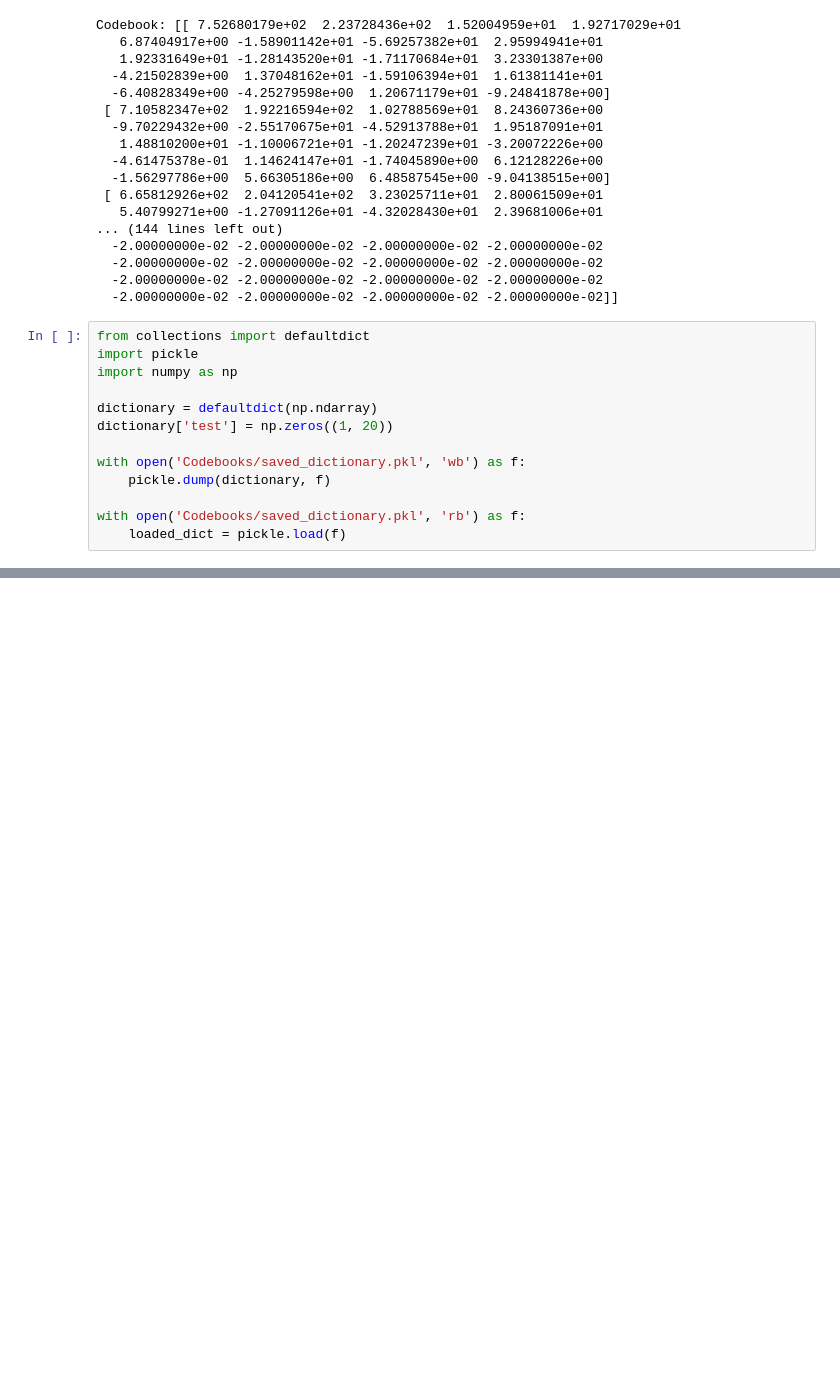
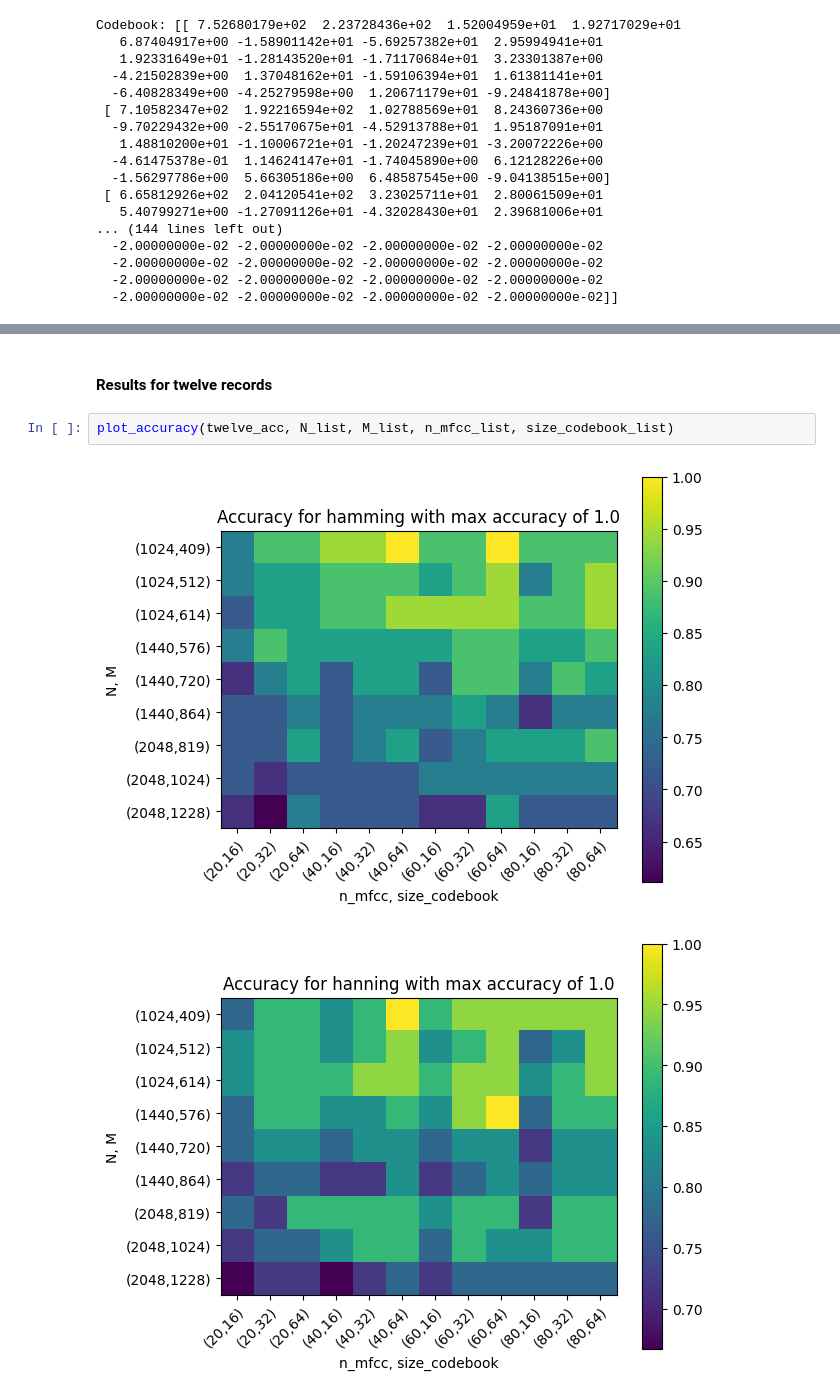
Before and after one commit to Th3RandyMan/Speaker-Recognition, a Jupyter notebook: Preview.ipynb, the cells around one changed output, grey strips where cells are left out. Cells and saved outputs as stored; diff of their text form; blank space fills up the shorter version.

Commit message:
Added visual results for param sweep

```diff
--- a/Preview.ipynb
+++ b/Preview.ipynb
@@ -193,16 +193,3 @@ Codebook: [[ 7.52680179e+02  2.23728436e+02  1.52004959e+01  1.92717029e+01
   -2.00000000e-02 -2.00000000e-02 -2.00000000e-02 -2.00000000e-02
   -2.00000000e-02 -2.00000000e-02 -2.00000000e-02 -2.00000000e-02
   -2.00000000e-02 -2.00000000e-02 -2.00000000e-02 -2.00000000e-02]]
-# %%
-from collections import defaultdict
-import pickle
-import numpy as np
-
-dictionary = defaultdict(np.ndarray)
-dictionary['test'] = np.zeros((1, 20))
-
-with open('Codebooks/saved_dictionary.pkl', 'wb') as f:
-    pickle.dump(dictionary, f)
-
-with open('Codebooks/saved_dictionary.pkl', 'rb') as f:
-    loaded_dict = pickle.load(f)
@@ -208,0 +253,7 @@ with open('Codebooks/saved_dictionary.pkl', 'rb') as f:
+# %% [markdown]
+#### Results for twelve records
+# %%
+plot_accuracy(twelve_acc, N_list, M_list, n_mfcc_list, size_codebook_list)
+# %% [output]
+[figure, added]
+[figure, added]
```
Also changed, not shown: parts of 5 cells of this notebook.
